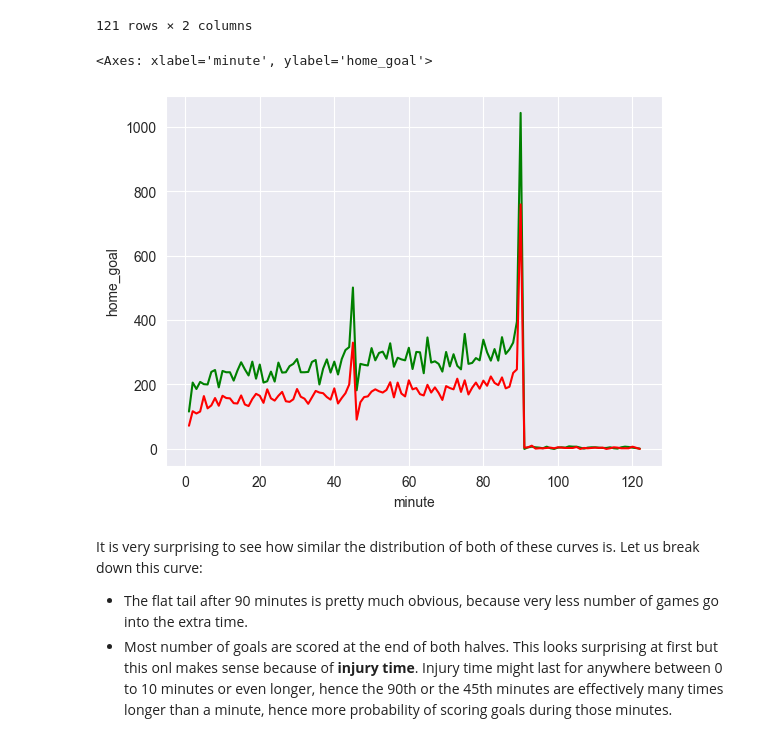
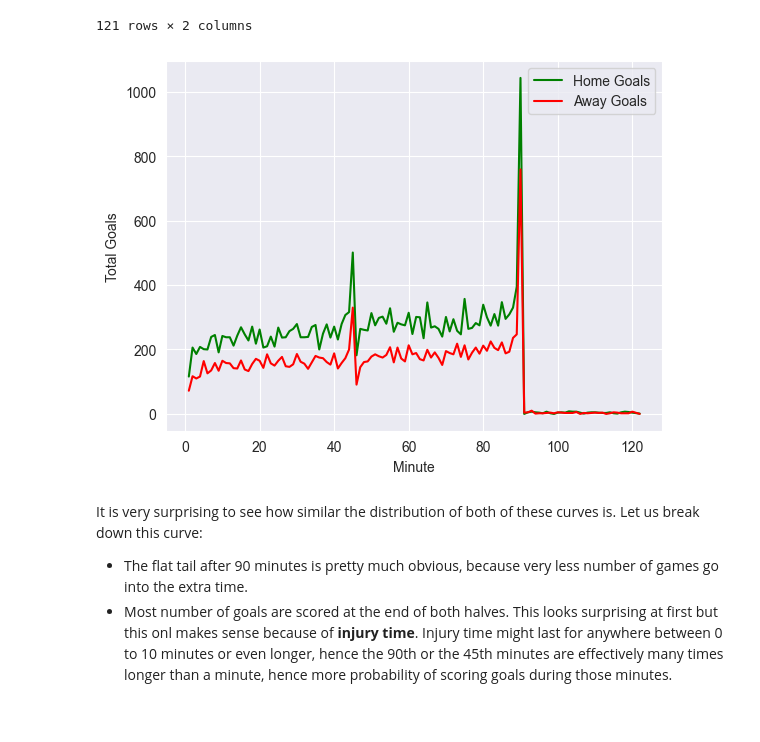
Before and after one commit to ryuukkk/football-data-analysis, a Jupyter notebook: DE_PROJECT.ipynb, the cells around one changed output. Saved outputs shown, nothing was run; the diff lists cells and outputs as text; code cells hidden in the pictures.

```diff
--- a/DE_PROJECT.ipynb
+++ b/DE_PROJECT.ipynb
@@ -259,11 +255,13 @@ minute_v_goal
 | 122.0 | 1 | 0 |
 121 rows × 2 columns
 # %%
-ax2 = sns.lineplot(data=minute_v_goal, x='minute', y='home_goal', color='g')
-sns.lineplot(data=minute_v_goal, x='minute', y='away_goal', color='r', ax=ax2)
+ax2 = sns.lineplot(data=minute_v_goal, x='minute', y='home_goal', color='g', label='Home Goals')
+sns.lineplot(data=minute_v_goal, x='minute', y='away_goal', color='r', ax=ax2, label='Away Goals')
+plt.xlabel('Minute')
+plt.ylabel('Total Goals')
+plt.savefig('figures/minute_v_home_away.jpg')
 # %% [output]
-<Axes: xlabel='minute', ylabel='home_goal'>
-[figure, old version]
+[figure, new version]
 # %% [markdown]
 It is very surprising to see how similar the distribution of both of these curves is. Let us break down this curve:
  * The flat tail after 90 minutes is pretty much obvious, because very less number of games go into the extra time.
```
Also changed, not shown: parts of 16 cells of this notebook, 4 other files.
